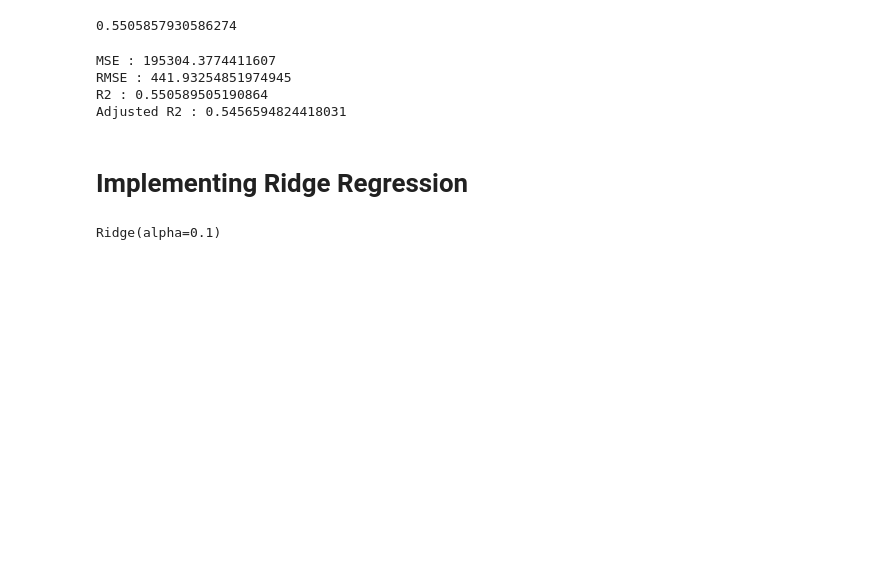
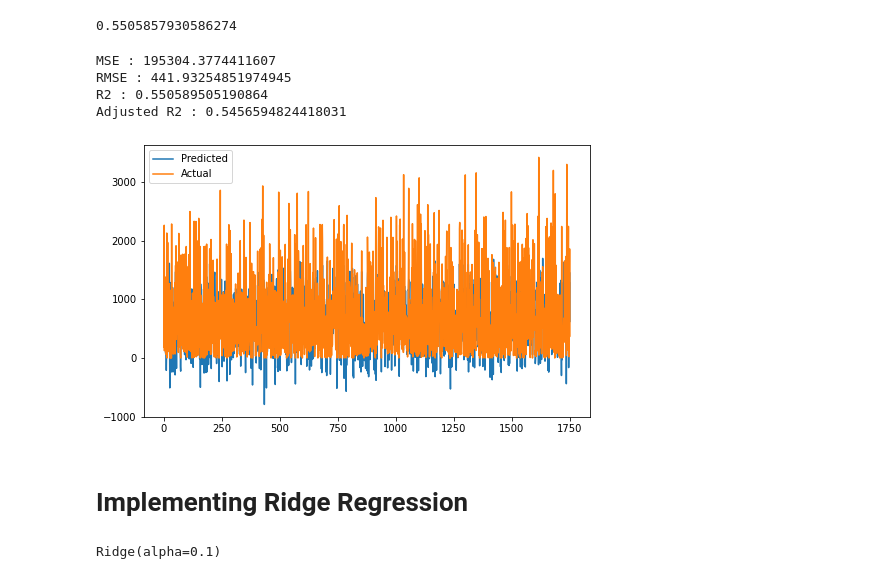
Before and after one commit to ajitpadole/Bike-Sharing-Demand-Prediction-, a Jupyter notebook: Bike_Sharing_Demand_Prediction_Capstone_Project.ipynb, the cells around one changed output. Drawn from its saved outputs; the diff is of its cells as text; code cells hidden in the pictures; blank space fills up the shorter version.

```diff
--- a/Bike_Sharing_Demand_Prediction_Capstone_Project.ipynb
+++ b/Bike_Sharing_Demand_Prediction_Capstone_Project.ipynb
@@ -535,6 +531,15 @@ MSE : 195304.3774411607
 RMSE : 441.93254851974945
 R2 : 0.550589505190864
 Adjusted R2 : 0.5456594824418031
+# %%
+#plot for lasso
+plt.figure(figsize=(8,5))
+plt.plot((y_pred_train_lasso))
+plt.plot((np.array(y_test)))
+plt.legend(["Predicted","Actual"])
+plt.show()
+# %% [output]
+[figure, added]
 # %% [markdown]
 # Implementing Ridge Regression
 # %%
```
Also changed, not shown: parts of 6 cells of this notebook.
